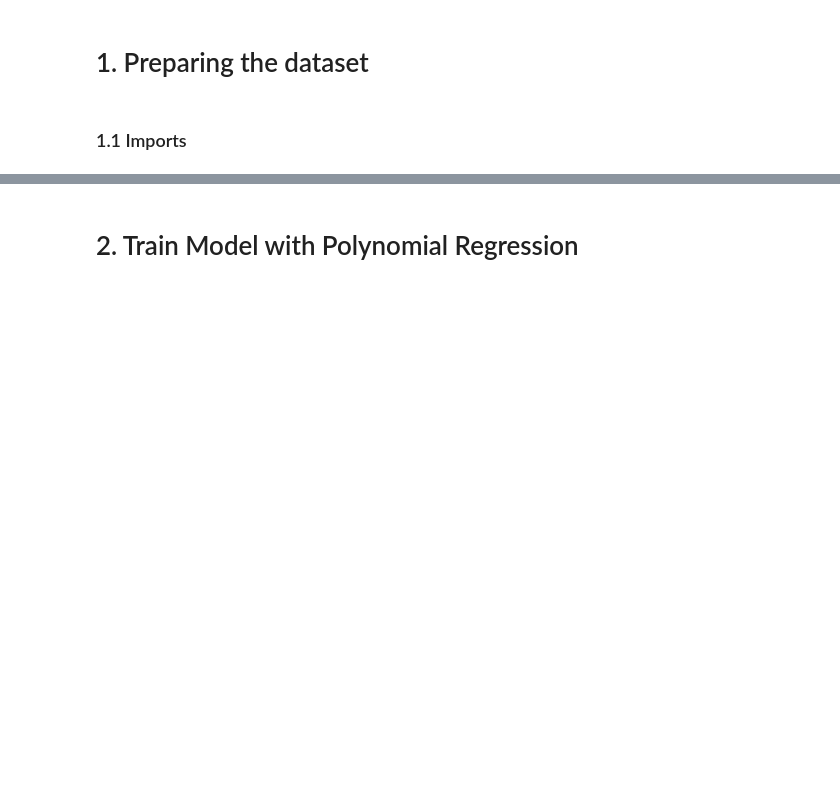
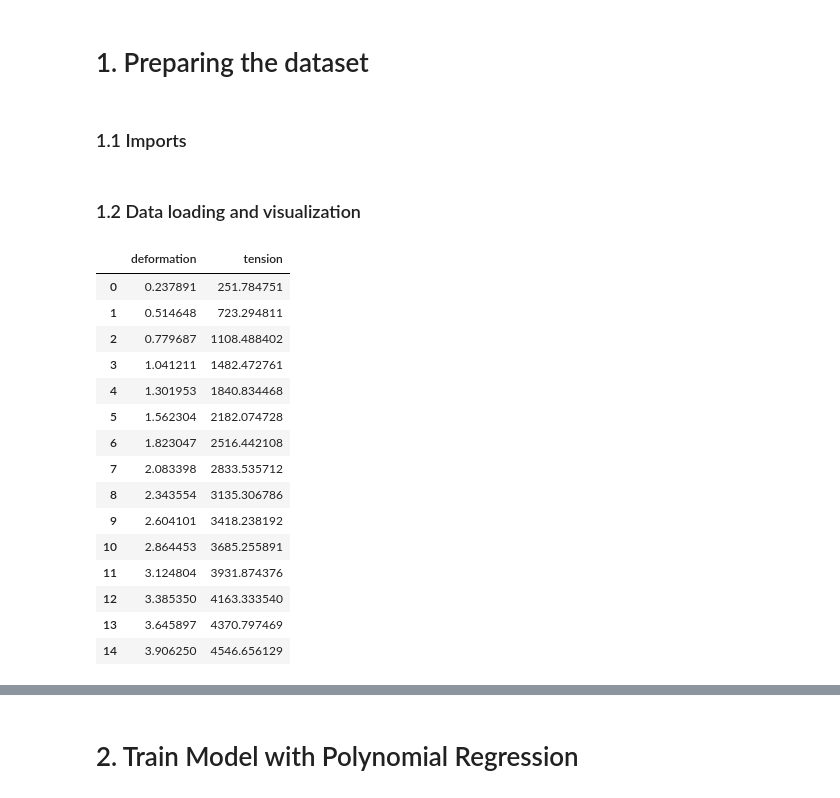
Before and after one commit to KauanIzidoro/polynomial-regression, a Jupyter notebook: model.ipynb, the cells around one changed output, grey strips where cells are left out. Drawn from its saved outputs; the diff is of its cells as text; code cells hidden in the pictures; blank space fills up the shorter version.

```diff
--- a/model.ipynb
+++ b/model.ipynb
@@ -24,2 +29,24 @@ from sklearn.preprocessing import PolynomialFeatures
 from sklearn.linear_model import LinearRegression
 from sklearn.metrics import mean_squared_error, mean_absolute_error, r2_score
+# %% [markdown]
+### 1.2 Data loading and visualization
+# %%
+stretching_test_data = pd.read_csv('/content/stretching-test.csv')
+stretching_test_data.head(15)
+# %% [output]
+|  | deformation | tension |
+| 0 | 0.237891 | 251.784751 |
+| 1 | 0.514648 | 723.294811 |
+| 2 | 0.779687 | 1108.488402 |
+| 3 | 1.041211 | 1482.472761 |
+| 4 | 1.301953 | 1840.834468 |
+| 5 | 1.562304 | 2182.074728 |
+| 6 | 1.823047 | 2516.442108 |
+| 7 | 2.083398 | 2833.535712 |
+| 8 | 2.343554 | 3135.306786 |
+| 9 | 2.604101 | 3418.238192 |
+| 10 | 2.864453 | 3685.255891 |
+| 11 | 3.124804 | 3931.874376 |
+| 12 | 3.385350 | 4163.333540 |
+| 13 | 3.645897 | 4370.797469 |
+| 14 | 3.906250 | 4546.656129 |
```
Also changed, not shown: parts of 7 cells of this notebook.
